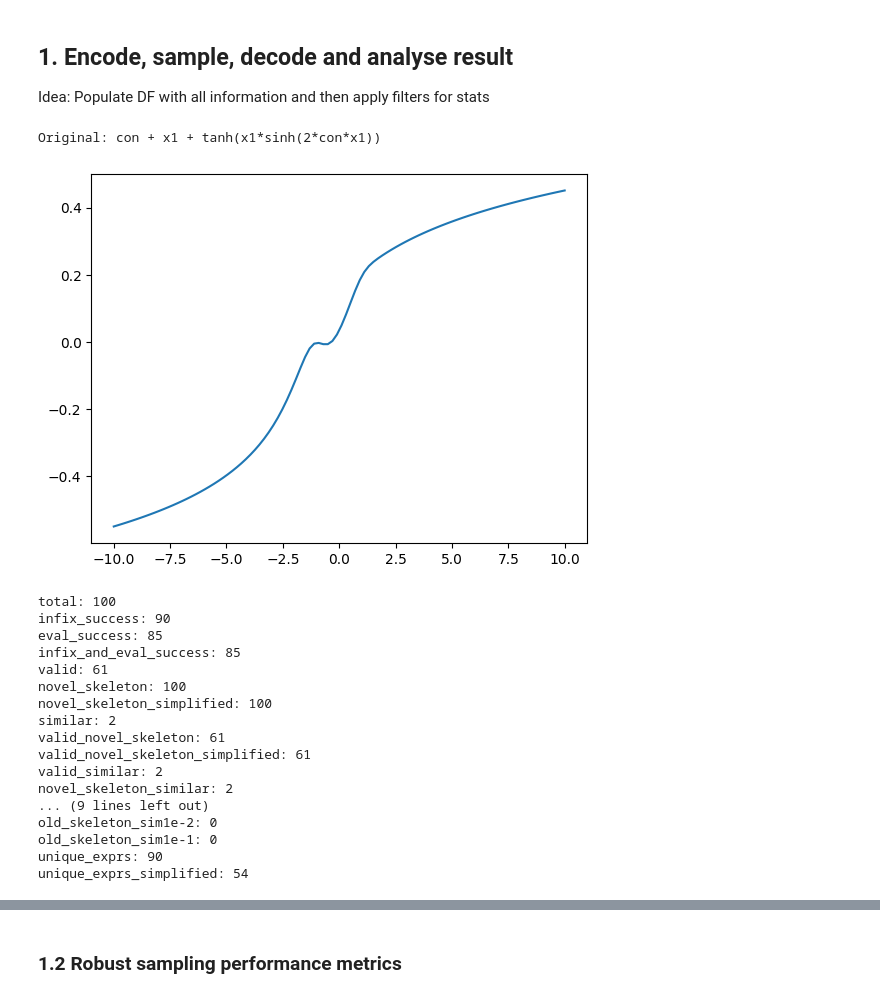
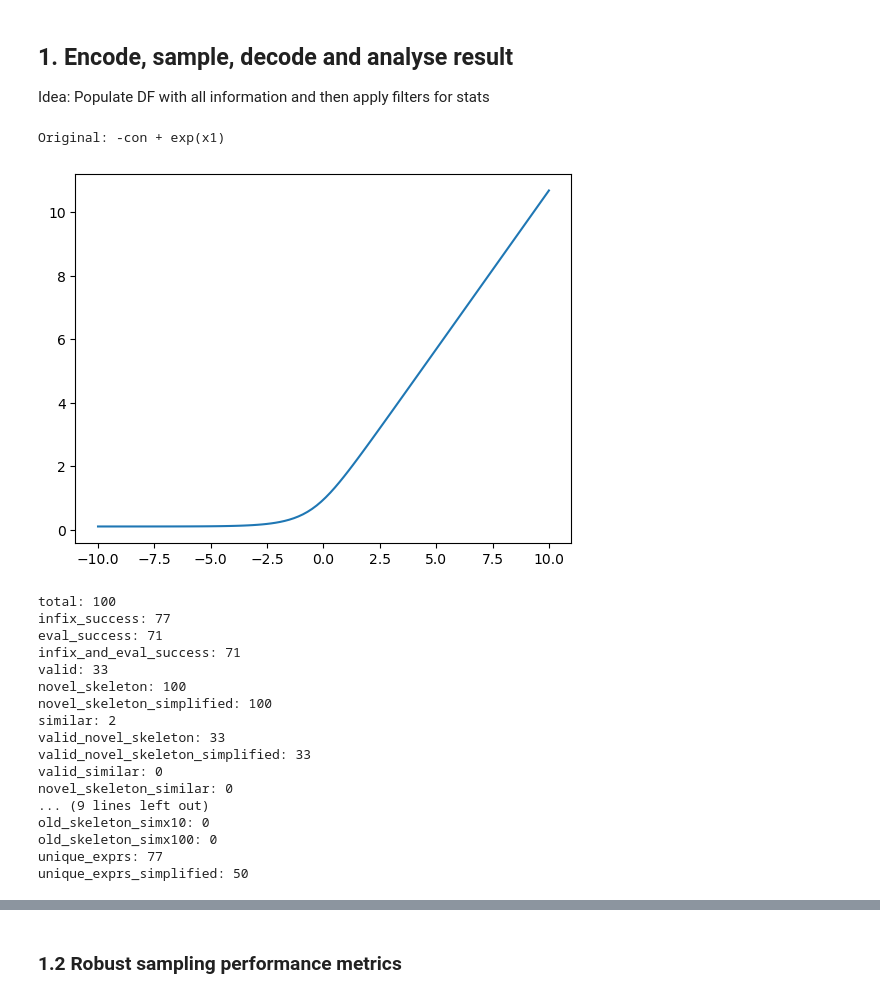
Before and after one commit to LuisCarretero/similar-expressions, a Jupyter notebook: src/dev/expr_sampling_analysis.ipynb, the cells around one changed output, grey strips where cells are left out. Cells and saved outputs as stored; diff of their text form; code cells hidden in the pictures.

```diff
--- a/src/dev/expr_sampling_analysis.ipynb
+++ b/src/dev/expr_sampling_analysis.ipynb
@@ -41,14 +42,15 @@ torch.manual_seed(42)
 torch.set_grad_enabled(False)
 from omegaconf import OmegaConf
 
-SIMILARITY_THRESHOLD = 1e-3
+SIMILARITY_THRESHOLD = 0.2
 # %%
 # Load model and dataset
 # Run 448: 81tqyqtr
 # Run 469 (no sampling or KL): iqdrlm52
-model, cfg = load_wandb_model(run='zwrgtnj0', name='last.ckpt', project='simexp-03', replace=True, fallback_cfg_path='../model/config.yaml')
-train_loader, valid_loader, info = create_dataloader_from_wandb(cfg)
+model, cfg = load_wandb_model(run='e51hcsb9', name='epoch=57.ckpt', project='simexp-03', replace=True, fallback_cfg_path='../model/config.yaml', wandb_cache_path='/mnt/cephfs/store/gr-mc2473/lc865/workspace/wandb-cache')
+cfg.training.dataset_len_limit = 2**15
+train_loader, valid_loader, info = create_dataloader_from_wandb(cfg, datapath='/mnt/cephfs/store/gr-mc2473/lc865/workspace/data', allow_different_dataset_hash=True)
 val_x, syntax_cats, value_transform = info['val_x'], info['syntax_cats'], info['value_transform']
 
-value_transform = create_value_transform(OmegaConf.create({'mapping': 'arcsinh', 'bias': 'sample', 'scale': 'sample-range'}), None)
+value_transform = create_value_transform(OmegaConf.create({'mapping': 'arcsinh', 'bias': None, 'scale': None}), None)
 # %% [output]
@@ -167,9 +170,11 @@ def create_df(logits_neigh, val_orig, source_infix_no_const, source_sympy_expr_n
     return df
 
 def calc_stats(df):
+    x10 = 10
+    x100 = 100
     mask_novel_sim = (df.is_valid & df.is_novel_skeleton & df.is_similar)
-    mask_novel_1e_2 = (df.is_valid & df.is_novel_skeleton & (df.mse < 1e-2))
-    mask_novel_1e_1 = (df.is_valid & df.is_novel_skeleton & (df.mse < 1e-1))
+    mask_novel_x10 = (df.is_valid & df.is_novel_skeleton & (df.mse < SIMILARITY_THRESHOLD * x10))
+    mask_novel_x100 = (df.is_valid & df.is_novel_skeleton & (df.mse < SIMILARITY_THRESHOLD * x100))
 
     stats = {
         'total': len(df),
@@ -184,17 +189,17 @@ def calc_stats(df):
         'valid_novel_skeleton_simplified': (df.is_valid & df.is_novel_skeleton_simplified).sum(),
         'valid_similar': (df.is_valid & df.is_similar).sum(),
         'novel_skeleton_similar': mask_novel_sim.sum(),
-        'novel_skeleton_sim1e-2': mask_novel_1e_2.sum(),
-        'novel_skeleton_sim1e-1': mask_novel_1e_1.sum(),
+        'novel_skeleton_simx10': mask_novel_x10.sum(),
+        'novel_skeleton_simx100': mask_novel_x100.sum(),
         'novel_skeleton_similar_unique': df.infix_no_const[mask_novel_sim & df.infix_no_const.notna()].nunique(),
-        'novel_skeleton_sim1e-2_unique': df.infix_no_const[mask_novel_1e_2 & df.infix_no_const.notna()].nunique(),
-        'novel_skeleton_sim1e-1_unique': df.infix_no_const[mask_novel_1e_1 & df.infix_no_const.notna()].nunique(),
+        'novel_skeleton_simx10_unique': df.infix_no_const[mask_novel_x10 & df.infix_no_const.notna()].nunique(),
+        'novel_skeleton_simx100_unique': df.infix_no_const[mask_novel_x100 & df.infix_no_const.notna()].nunique(),
         'novel_skeleton_similar_unique_simplified': df.sympy_expr_simplified_no_const[mask_novel_sim & df.sympy_expr_simplified_no_const.notna()].apply(str).nunique(),
-        'novel_skeleton_sim1e-2_unique_simplified': df.sympy_expr_simplified_no_const[mask_novel_1e_2 & df.sympy_expr_simplified_no_const.notna()].apply(str).nunique(),
-        'novel_skeleton_sim1e-1_unique_simplified': df.sympy_expr_simplified_no_const[mask_novel_1e_1 & df.sympy_expr_simplified_no_const.notna()].apply(str).nunique(),
+        'novel_skeleton_simx10_unique_simplified': df.sympy_expr_simplified_no_const[mask_novel_x10 & df.sympy_expr_simplified_no_const.notna()].apply(str).nunique(),
+        'novel_skeleton_simx100_unique_simplified': df.sympy_expr_simplified_no_const[mask_novel_x100 & df.sympy_expr_simplified_no_const.notna()].apply(str).nunique(),
         'old_skeleton_similar': (~df.is_novel_skeleton & df.is_similar).sum(),
-        'old_skeleton_sim1e-2': (~df.is_novel_skeleton & (df.mse < 1e-2)).sum(),
-        'old_skeleton_sim1e-1': (~df.is_novel_skeleton & (df.mse < 1e-1)).sum(),
+        'old_skeleton_simx10': (~df.is_novel_skeleton & (df.mse < SIMILARITY_THRESHOLD * x10)).sum(),
+        'old_skeleton_simx100': (~df.is_novel_skeleton & (df.mse < SIMILARITY_THRESHOLD * x100)).sum(),
         'unique_exprs': df.infix_no_const[df.infix_no_const.notna()].nunique(),
         'unique_exprs_simplified': df.sympy_expr_simplified_no_const[df.sympy_expr_simplified_no_const.notna()].apply(str).nunique(),
     }
@@ -214,54 +219,54 @@ def replace_numbers_with_symbols(expr, symbol_str='con'):
             a = a.replace(atom, sym)
     return a
 # %%
-i = 6
+i = 16
 n_samples = 100
-var = 0.1**2
-model.sampling_eps = 1
-data_loader = train_loader
+var = 1  # Use standard model output
+model.sampling_eps = 0.05   # <- Change this
+data_loader = valid_loader
 
 val_orig = data_from_loader(data_loader, 'values', idx=i)
 x = data_from_loader(data_loader, 'x', idx=i)
 tmp = x.squeeze().detach().numpy()
 source_syntax = np.argmax(tmp[:, :-1], axis=-1)
 source_consts = tmp[:, -1]
 source_syntax, source_consts
 source_infix_no_const = logits_to_infix(x.squeeze(), sample=False, replace_const="nothing")
 source_infix = logits_to_infix(x.squeeze(), sample=False, replace_const="numerical")
 source_sympy_expr = sp.sympify(source_infix.lower())
 source_sympy_expr_no_const = replace_numbers_with_symbols(source_sympy_expr)
 
 mean, ln_var = model.encoder(x)
 z = model.sample(mean.repeat(n_samples, 1), torch.tensor(var).log().repeat(n_samples, 1))
 logits_neigh = model.decoder(z)
 
 print(f'Original: {sp.sympify(source_infix_no_const.lower())}')
 plt.plot(val_x.squeeze(), val_orig.squeeze().detach().numpy(), label='Original')
 plt.show()
 
 df = create_df(logits_neigh, val_orig, source_infix_no_const, source_sympy_expr_no_const)
 
 stats = calc_stats(df)
 for k, v in stats.items():
     print(f'{k}: {v}')
 # %% [output]
-Original: con + x1 + tanh(x1*sinh(2*con*x1))
+Original: -con + exp(x1)
-[figure, old version]
+[figure, new version]
 total: 100
-infix_success: 90
-eval_success: 85
-infix_and_eval_success: 85
-valid: 61
+infix_success: 77
+eval_success: 71
+infix_and_eval_success: 71
+valid: 33
 novel_skeleton: 100
 novel_skeleton_simplified: 100
 similar: 2
-valid_novel_skeleton: 61
-valid_novel_skeleton_simplified: 61
-valid_similar: 2
-novel_skeleton_similar: 2
+valid_novel_skeleton: 33
+valid_novel_skeleton_simplified: 33
+valid_similar: 0
+novel_skeleton_similar: 0
 ... (9 lines left out)
-old_skeleton_sim1e-2: 0
-old_skeleton_sim1e-1: 0
-unique_exprs: 90
-unique_exprs_simplified: 54
+old_skeleton_simx10: 0
+old_skeleton_simx100: 0
+unique_exprs: 77
+unique_exprs_simplified: 50
 # %%
```
Also changed, not shown: parts of 8 cells of this notebook, 8 other files.
